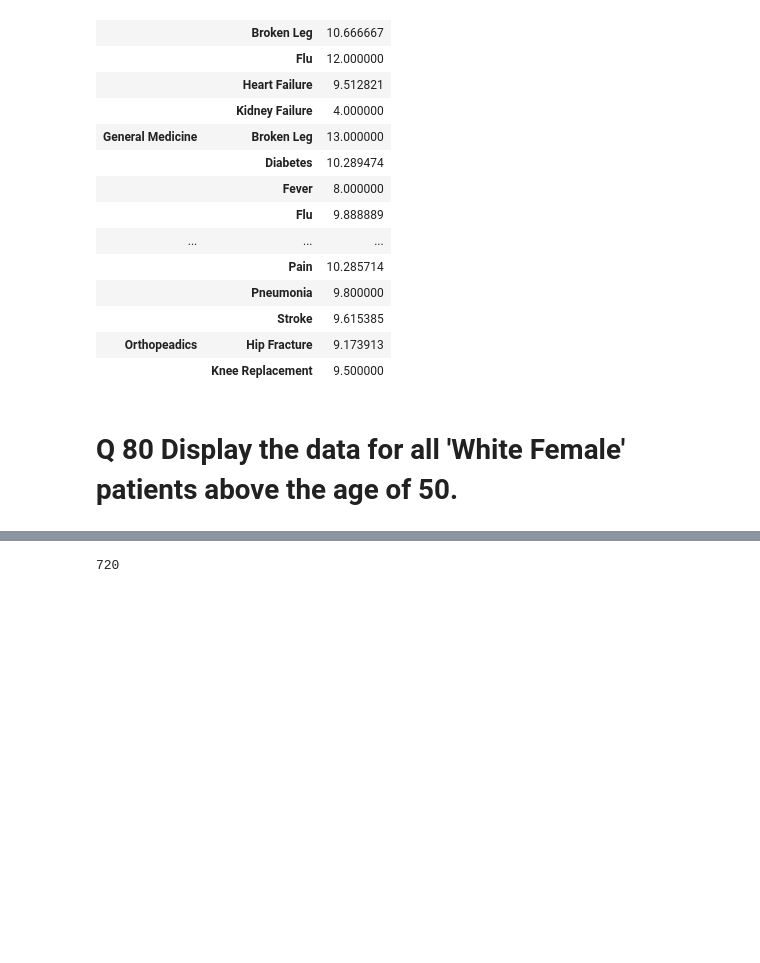
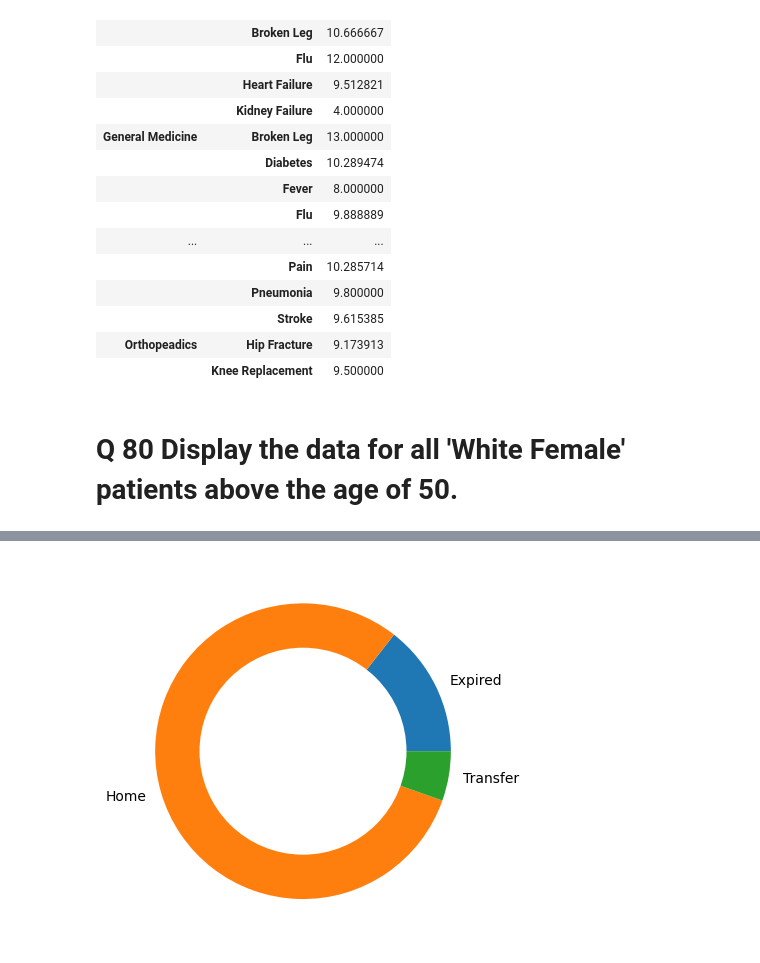
Before and after one commit to AbinayaGobinath/DataWranglers_PythonHackathon, a Jupyter notebook: DataWranglers_Finalquestions.ipynb, the cells around one changed output, grey strips where cells are left out. Saved outputs shown, nothing was run; the diff lists cells and outputs as text; code cells hidden in the pictures; blank space fills up the shorter version.

```diff
--- a/DataWranglers_Finalquestions.ipynb
+++ b/DataWranglers_Finalquestions.ipynb
@@ -325,8 +326,13 @@ white_female
 117 rows × 8 columns
 # %%
 #18
-pat_cnt=readmissionregistry['PatientID'].count()
-#plt.pie(x=pat_cnt)
-pat_cnt
+pat_cnt=readmissionregistry.groupby('DischargeDisposition')['PatientID'].count()
+import matplotlib.pyplot as plt
+dd=['Expired','Home','Transfer']
+plt.pie(pat_cnt,labels=dd)
+centre_circle = plt.Circle((0, 0), 0.70, fc='white')
+fig = plt.gcf()
+fig.gca().add_artist(centre_circle)
+plt.show()
 # %% [output]
-720
+[figure, added]
```
Also changed, not shown: parts of 6 cells of this notebook, 1 other file.
